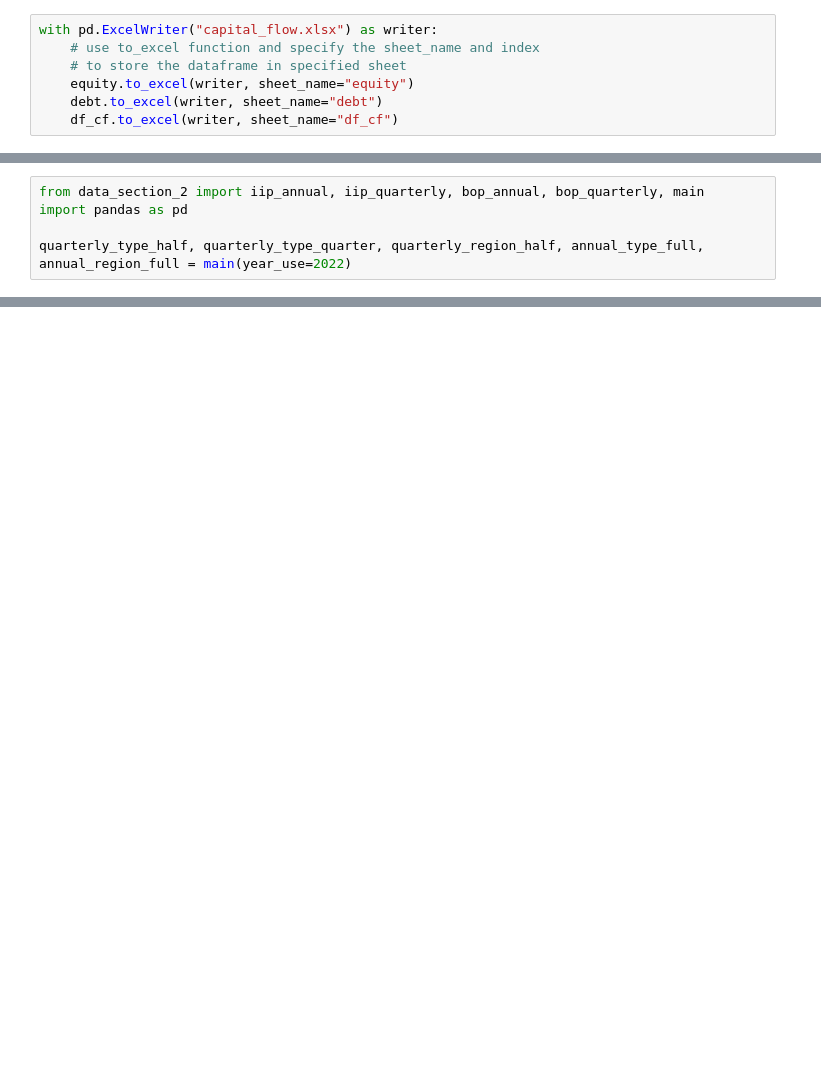
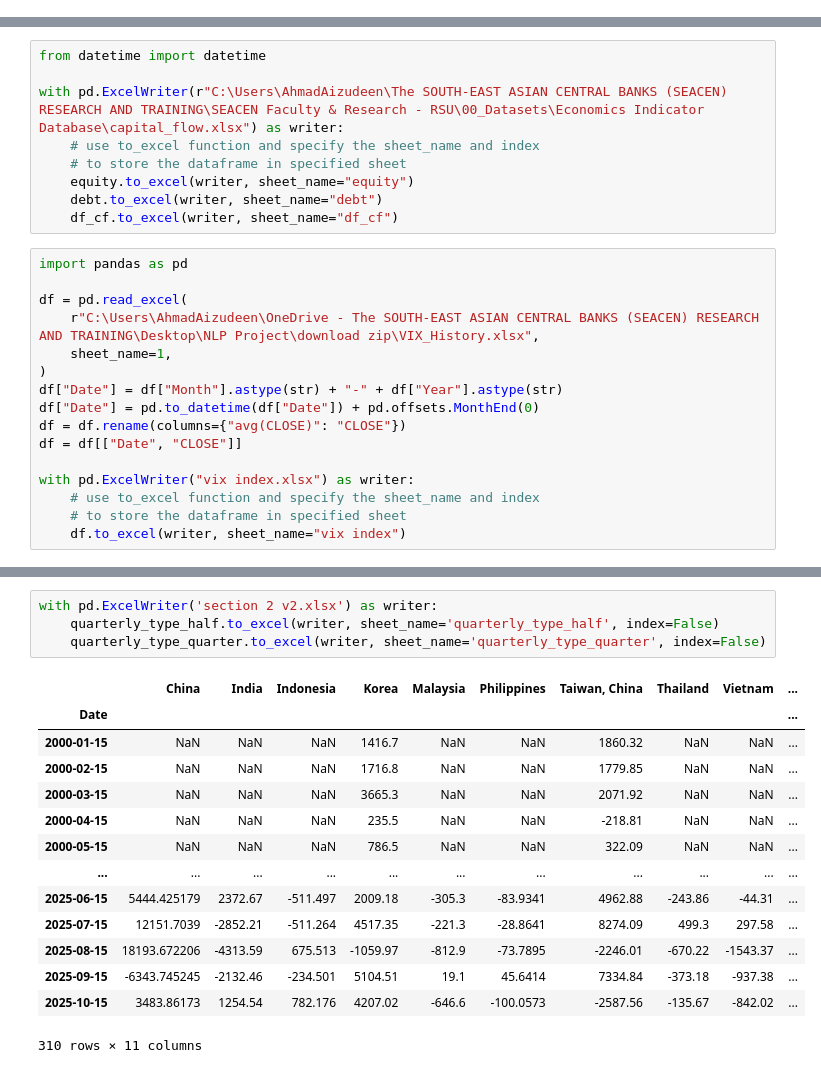
Before and after one commit to aizudeen11/cfm-nlp, a Jupyter notebook: to_gsheet/main.ipynb, the cells around one changed output, grey strips where cells are left out. Saved outputs shown, nothing was run; the diff lists cells and outputs as text; blank space fills up the shorter version.

```diff
--- a/to_gsheet/main.ipynb
+++ b/to_gsheet/main.ipynb
@@ -615,7 +0,0 @@ df_cf.reset_index(inplace=True)
-# %%
-with pd.ExcelWriter("capital_flow.xlsx") as writer:
-    # use to_excel function and specify the sheet_name and index
-    # to store the dataframe in specified sheet
-    equity.to_excel(writer, sheet_name="equity")
-    debt.to_excel(writer, sheet_name="debt")
-    df_cf.to_excel(writer, sheet_name="df_cf")
@@ -841,5 +0,0 @@ y.head()
-# %%
-from data_section_2 import iip_annual, iip_quarterly, bop_annual, bop_quarterly, main
-import pandas as pd
-
-quarterly_type_half, quarterly_type_quarter, quarterly_region_half, annual_type_full, annual_region_full = main(year_use=2022)
@@ -1159,0 +58,25 @@ yield_data1['Philippines'].loc[[173]].values[0]
+# %%
+from datetime import datetime
+
+with pd.ExcelWriter(r"C:\Users\AhmadAizudeen\The SOUTH-EAST ASIAN CENTRAL BANKS (SEACEN) RESEARCH AND TRAINING\SEACEN Faculty & Research - RSU\00_Datasets\Economics Indicator Database\capital_flow.xlsx") as writer:
+    # use to_excel function and specify the sheet_name and index
+    # to store the dataframe in specified sheet
+    equity.to_excel(writer, sheet_name="equity")
+    debt.to_excel(writer, sheet_name="debt")
+    df_cf.to_excel(writer, sheet_name="df_cf")
+# %%
+import pandas as pd
+
+df = pd.read_excel(
+    r"C:\Users\AhmadAizudeen\OneDrive - The SOUTH-EAST ASIAN CENTRAL BANKS (SEACEN) RESEARCH AND TRAINING\Desktop\NLP Project\download zip\VIX_History.xlsx",
+    sheet_name=1,
+)
+df["Date"] = df["Month"].astype(str) + "-" + df["Year"].astype(str)
+df["Date"] = pd.to_datetime(df["Date"]) + pd.offsets.MonthEnd(0)
+df = df.rename(columns={"avg(CLOSE)": "CLOSE"})
+df = df[["Date", "CLOSE"]]
+
+with pd.ExcelWriter("vix index.xlsx") as writer:
+    # use to_excel function and specify the sheet_name and index
+    # to store the dataframe in specified sheet
+    df.to_excel(writer, sheet_name="vix index")
@@ -1159,0 +524,19 @@ yield_data1['Philippines'].loc[[173]].values[0]
+# %%
+with pd.ExcelWriter('section 2 v2.xlsx') as writer:
+    quarterly_type_half.to_excel(writer, sheet_name='quarterly_type_half', index=False)
+    quarterly_type_quarter.to_excel(writer, sheet_name='quarterly_type_quarter', index=False)
+# %% [output]
+|  | China | India | Indonesia | Korea | Malaysia | Philippines | Taiwan, China | Thailand | Vietnam | ... |
+| Date |  |  |  |  |  |  |  |  |  | ... |
+| 2000-01-15 | NaN | NaN | NaN | 1416.7 | NaN | NaN | 1860.32 | NaN | NaN | ... |
+| 2000-02-15 | NaN | NaN | NaN | 1716.8 | NaN | NaN | 1779.85 | NaN | NaN | ... |
+| 2000-03-15 | NaN | NaN | NaN | 3665.3 | NaN | NaN | 2071.92 | NaN | NaN | ... |
+| 2000-04-15 | NaN | NaN | NaN | 235.5 | NaN | NaN | -218.81 | NaN | NaN | ... |
+| 2000-05-15 | NaN | NaN | NaN | 786.5 | NaN | NaN | 322.09 | NaN | NaN | ... |
+| ... | ... | ... | ... | ... | ... | ... | ... | ... | ... | ... |
+| 2025-06-15 | 5444.425179 | 2372.67 | -511.497 | 2009.18 | -305.3 | -83.9341 | 4962.88 | -243.86 | -44.31 | ... |
+| 2025-07-15 | 12151.7039 | -2852.21 | -511.264 | 4517.35 | -221.3 | -28.8641 | 8274.09 | 499.3 | 297.58 | ... |
+| 2025-08-15 | 18193.672206 | -4313.59 | 675.513 | -1059.97 | -812.9 | -73.7895 | -2246.01 | -670.22 | -1543.37 | ... |
+| 2025-09-15 | -6343.745245 | -2132.46 | -234.501 | 5104.51 | 19.1 | 45.6414 | 7334.84 | -373.18 | -937.38 | ... |
+| 2025-10-15 | 3483.86173 | 1254.54 | 782.176 | 4207.02 | -646.6 | -100.0573 | -2587.56 | -135.67 | -842.02 | ... |
+310 rows × 11 columns
```
Also changed, not shown: parts of 71 cells of this notebook, 11 other files.
